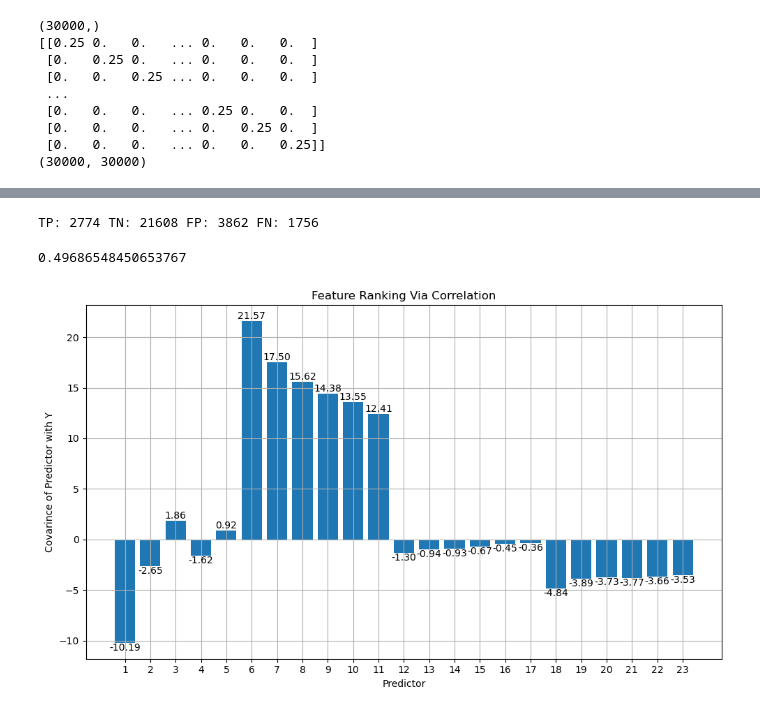
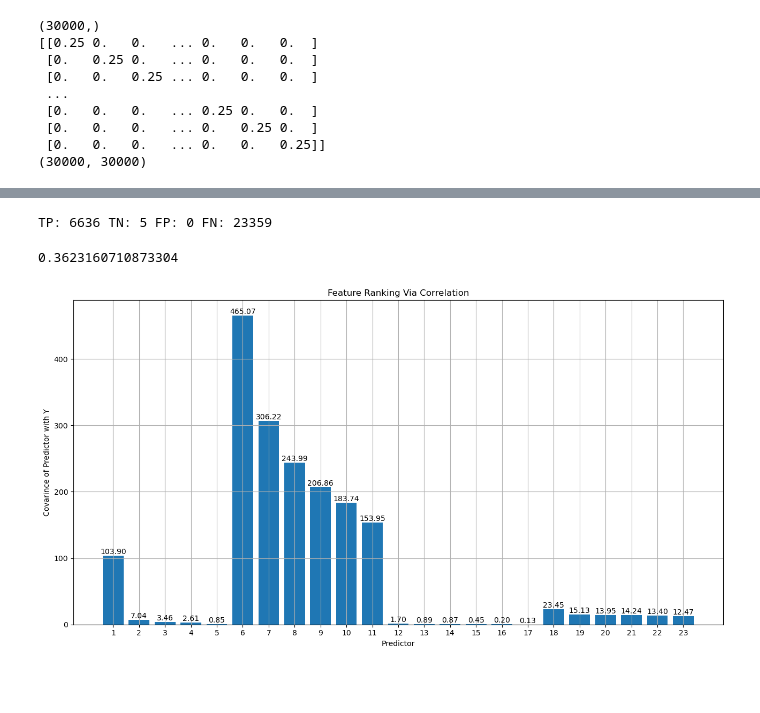
Before and after one commit to metepv/Credit-Card-Default-Project, a Jupyter notebook: LR.ipynb, the cells around one changed output, grey strips where cells are left out. Saved outputs shown, nothing was run; the diff lists cells and outputs as text; code cells hidden in the pictures; blank space fills up the shorter version.

```diff
--- a/LR.ipynb
+++ b/LR.ipynb
@@ -129,7 +139,7 @@ print(W_matrix.shape)
  [0.   0.   0.   ... 0.   0.   0.25]]
 (30000, 30000)
 # %%
-def newton_raphson(Y,X_matrix,Beta_vector):
+def newton_raphson(Y_vector,X_matrix,Beta_vector):
 
     error = 0.001
     ones = np.ones(X_matrix.shape[0])
@@ -141,8 +151,6 @@ def newton_raphson(Y,X_matrix,Beta_vector):
     count = 0
 
     while count != max_iteration:
-
-        Beta_old2 = Beta_old
 
         # Calculate Pi_vector
         #Pi_vector = np.exp(np.dot(X_matrix, Beta)) / (1 + np.exp(np.dot(X_matrix, Beta)))
@@ -161,9 +169,9 @@ def newton_raphson(Y,X_matrix,Beta_vector):
         A = np.dot(np.dot(X_t, W_matrix), X_matrix)
         A_inv = np.linalg.inv(A)
 
-        Beta_new = Beta_old + np.dot(np.dot(A_inv, X_t), (Y - Pi_vector))
+        Beta_new = Beta_old + np.dot(np.dot(A_inv, X_t), (Y_vector - Pi_vector))
 
-        if np.all(Beta_new - Beta_old) < error:
+        if np.linalg.norm(Beta_new - Beta_old) < error:
             break
 
         Beta_old = Beta_new
@@ -232,3 +237,30 @@ min_value = np.min(y_prob_own)
 max_value = np.max(y_prob_own)
 
 scaled_data = (y_prob_own - min_value) / (max_value - min_value)
+
+y_hat = np.empty((X.shape[0],1))
+
+for i in range(X.shape[0]):
+
+    if scaled_data[i,0] > 0.6:
+        y_hat[i,0] = 1
+    else:
+        y_hat[i,0] = 0
+
+TP = 0
+TN = 0
+FP = 0
+FN = 0
+for i in range(X.shape[0]):
+    if (y_hat[i,0] == Y[i,0]) and (y_hat[i,0] == 1 and Y[i,0] == 1):
+        TP += 1
+    elif (y_hat[i,0] == Y[i,0]) and (y_hat[i,0] == 0 and Y[i,0] == 0):
+        TN += 1
+    elif (y_hat[i,0] != Y[i,0]) and (y_hat[i,0] == 0 and Y[i,0] == 1):
+        FP += 1
+    elif (y_hat[i,0] != Y[i,0]) and (y_hat[i,0] == 1 and Y[i,0] == 0):
+        FN += 1
+
+print("TP:",TP,"TN:",TN,"FP:",FP,"FN:", FN)
+# %% [output]
+TP: 6636 TN: 5 FP: 0 FN: 23359
@@ -244,27 +267,10 @@ for i in range(X.shape[0]):
-# %%
-TP = 0
-TN = 0
-FP = 0
-FN = 0
-for i in range(X.shape[0]):
-    if (y_hat[i,0] == Y[i,0]) and (y_hat[i,0] == 1 and Y[i,0] == 1):
-        TP += 1
-    elif (y_hat[i,0] == Y[i,0]) and (y_hat[i,0] == 0 and Y[i,0] == 0):
-        TN += 1
-    elif (y_hat[i,0] != Y[i,0]) and (y_hat[i,0] == 0 and Y[i,0] == 1):
-        FP += 1
-    elif (y_hat[i,0] != Y[i,0]) and (y_hat[i,0] == 1 and Y[i,0] == 0):
-        FN += 1
-print("TP:",TP,"TN:",TN,"FP:",FP,"FN:", FN)
-# %% [output]
-TP: 2774 TN: 21608 FP: 3862 FN: 1756
 # %%
 precision = TP/(TP + FP)
 recall  = TP/(TP + FN)
 f1_score = 2*((precision*recall)/(precision+recall))
 print(f1_score)
 # %% [output]
-0.49686548450653767
+0.3623160710873304
 # %%
 #Feature Ranking Via Correlation
 feature_scores = np.empty((23))
@@ -284,36 +290,39 @@ for i in range(0,23):
     tilda_column = column - mean_of_column
     tilda_response = response - mean_of_response
 
     tilda_column_T = np.transpose(column)
     tilda_response_T = np.transpose(response)
 
     correlation_coeff = (np.dot(tilda_column_T,tilda_response))/\
         (np.sqrt(np.dot(tilda_column_T,tilda_column) + np.dot(tilda_response_T,tilda_response)))
 
-    feature_scores[i] = correlation_coeff
+    correlation_coeff_scalar = correlation_coeff[0,0]
+
+    feature_scores[i] = np.square(correlation_coeff_scalar)
+
 # Create an index array
 index_array = np.arange(1,24)
 
 # Plot the data
-plt.figure(figsize=(10, 6))
+plt.figure(figsize=(13, 7))
 plt.bar(index_array, feature_scores)
 plt.xlabel('Predictor')
 plt.ylabel('Covarince of Predictor with Y')
 plt.title('Feature Ranking Via Correlation')
 
 plt.xticks(index_array)
 
 for i, value in enumerate(feature_scores,start=1):
     if value > 0:
         plt.text(i, value, f'{value:.2f}', ha='center', va='bottom')
     elif value < 0:
         plt.text(i, value, f'{value:.2f}', ha='center', va='top')
 
 plt.grid(True)
 plt.tight_layout()
 plt.show()
 # %% [output]
-[figure, old version]
+[figure, new version]
 # %%
 def matrix_generator(main_design_matrix,main_response_vector):
 
```
Also changed, not shown: parts of 13 cells of this notebook.
